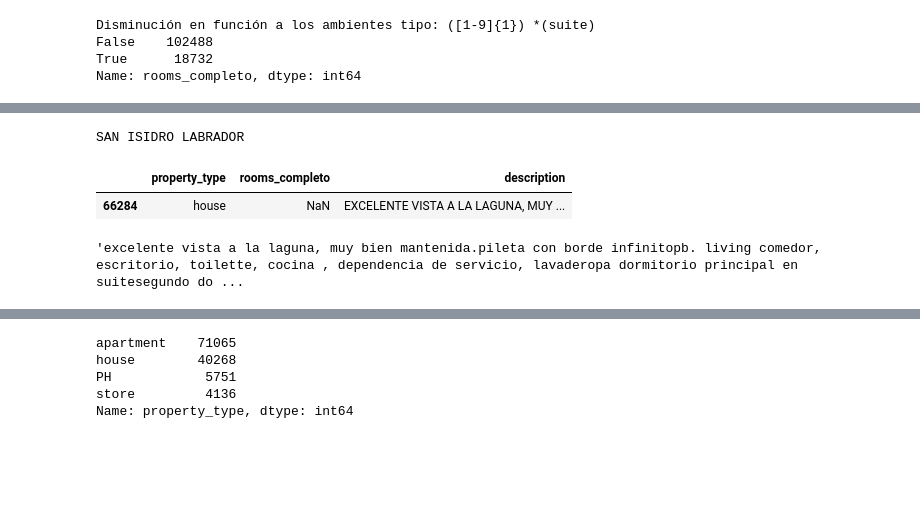
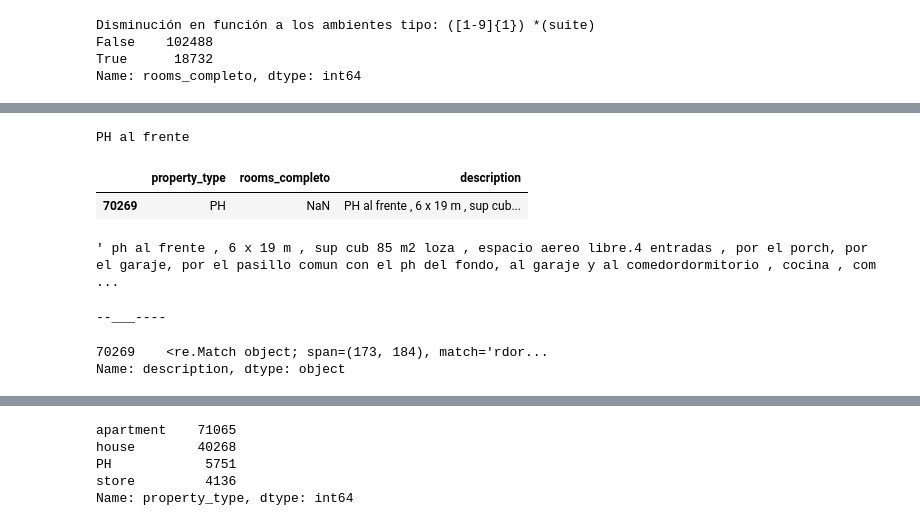
Before and after one commit to ronnygomez/DHDS-7, a Jupyter notebook: Limpieza_rooms.ipynb, the cells around one changed output, grey strips where cells are left out. Cells and saved outputs as stored; diff of their text form; code cells hidden in the pictures; blank space fills up the shorter version.

```diff
--- a/Limpieza_rooms.ipynb
+++ b/Limpieza_rooms.ipynb
@@ -191,16 +189,22 @@ data_room_search.sample(8)
 Name: description, dtype: object
 # %%
-#76874,100557 = 2
+#76874,100557,35002 = 2
 #46551 = 1
 #48411 = 4
-#66284 = cant, palabra dormitorio
-idreg= 66284
+#66284,75074 = cant, palabra dormitorio
+idreg= 70269
 print(data.title[idreg])
 display(data.loc[idreg:idreg,["property_type","rooms_completo","description"]])
-data_room_null_description[idreg]
+display(data_room_null_description[idreg])
+data_finded= fun_buscar_patt(data["description"][data["rooms_completo"].isnull()],"r(dormitorio)")
+print("--___----")
+display(data_finded[data_finded.notnull()])
 # %% [output]
-SAN ISIDRO LABRADOR
+PH al frente
 |  | property_type | rooms_completo | description |
-| 66284 | house | NaN | EXCELENTE VISTA A LA LAGUNA, MUY ... |
+| 70269 | PH | NaN | PH al frente , 6 x 19 m , sup cub... |
-'excelente vista a la laguna, muy bien mantenida.pileta con borde infinitopb. living comedor, escritorio, toilette, cocina , dependencia de servicio, lavaderopa dormitorio principal en suitesegundo do ...
+' ph al frente , 6 x 19 m , sup cub 85 m2 loza , espacio aereo libre.4 entradas , por el porch, por el garaje, por el pasillo comun con el ph del fondo, al garaje y al comedordormitorio , cocina , com ...
+--___----
+70269    <re.Match object; span=(173, 184), match='rdor...
+Name: description, dtype: object
 # %%
```
Also changed, not shown: parts of 4 cells of this notebook.
